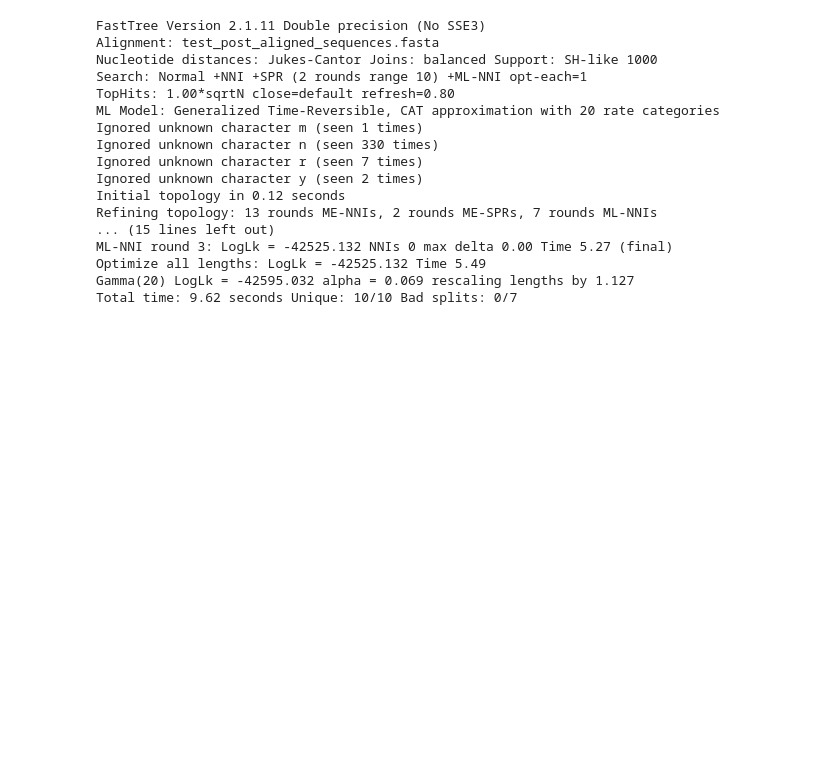
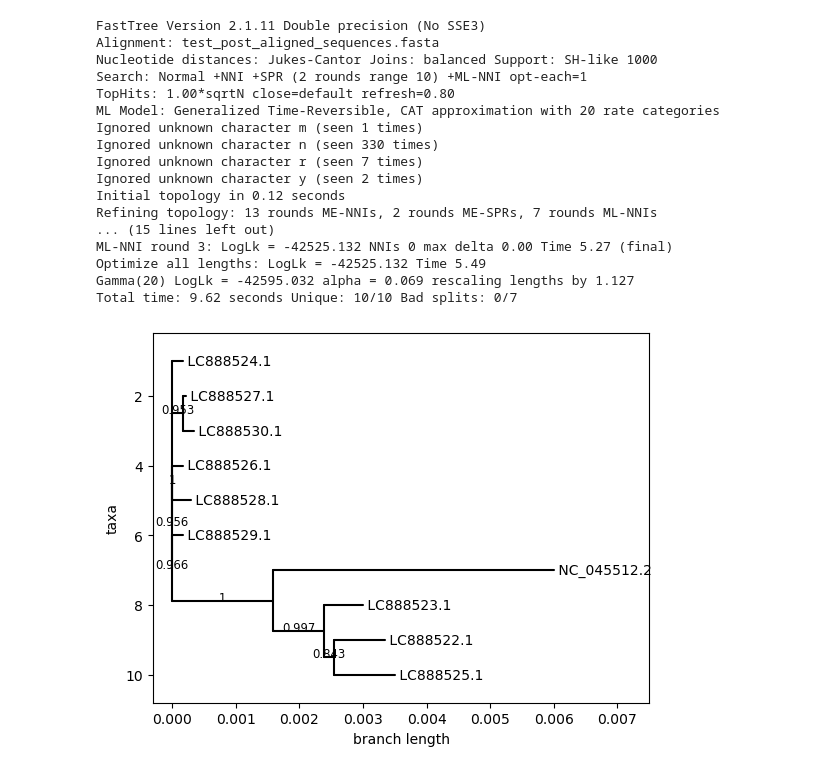
Before and after one commit to yonatan12344/PyQt_Phylo_Project, a Jupyter notebook: Testing_phylogenetic_tree_generation/Fast_Tree_Testing.ipynb, the cells around one changed output. Drawn from its saved outputs; the diff is of its cells as text; code cells hidden in the pictures; blank space fills up the shorter version.

Commit message:
just more testing for tree building

```diff
--- a/Testing_phylogenetic_tree_generation/Fast_Tree_Testing.ipynb
+++ b/Testing_phylogenetic_tree_generation/Fast_Tree_Testing.ipynb
@@ -41,3 +41,11 @@ ML-NNI round 3: LogLk = -42525.132 NNIs 0 max delta 0.00 Time 5.27 (final)
 Optimize all lengths: LogLk = -42525.132 Time 5.49
 Gamma(20) LogLk = -42595.032 alpha = 0.069 rescaling lengths by 1.127
 Total time: 9.62 seconds Unique: 10/10 Bad splits: 0/7
+# %%
+from Bio import Phylo
+import matplotlib
+tree = Phylo.read("input.tre", "newick")
+tree.ladderize()  # Flip branches so deeper clades are displayed at top
+Phylo.draw(tree)
+# %% [output]
+[figure, added]
```
